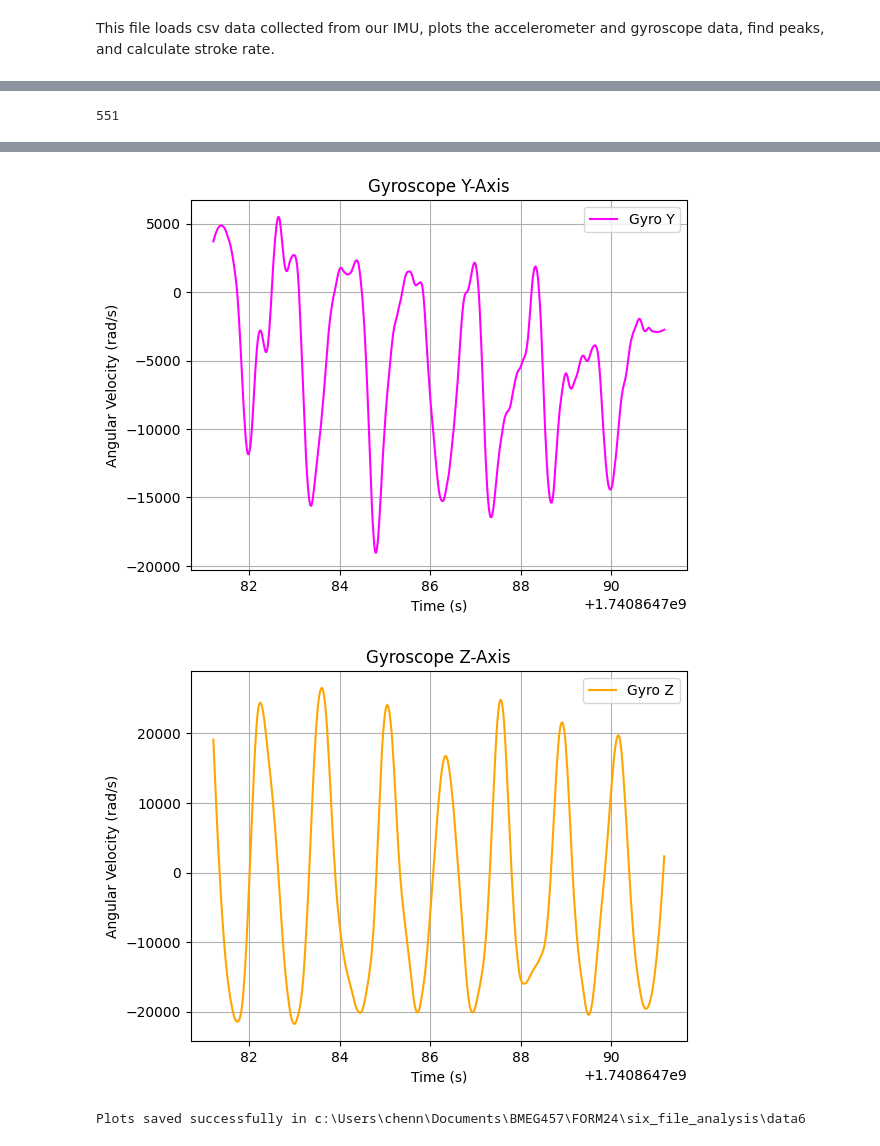
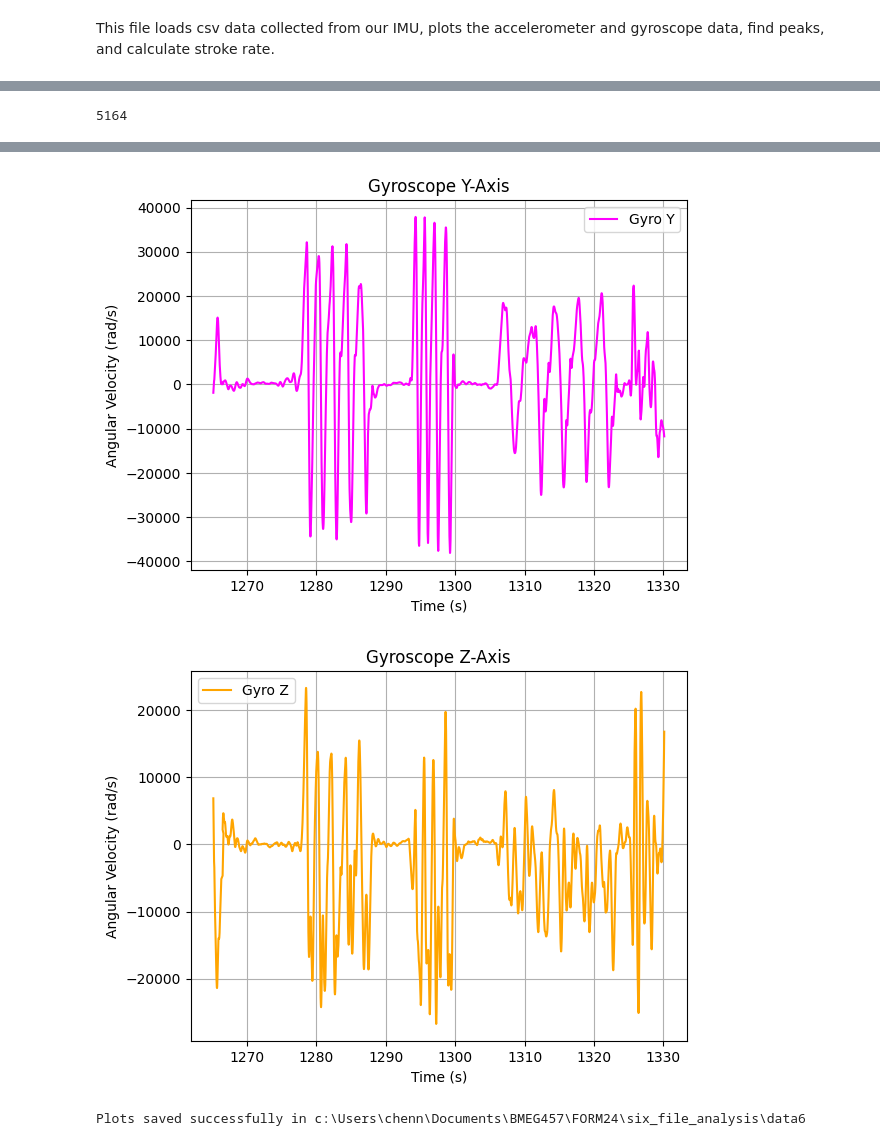
Before and after one commit to IddoSadeh/FORM24, a Jupyter notebook: esp IMU/imuProcess.ipynb, the cells around one changed output, grey strips where cells are left out. Saved outputs shown, nothing was run; the diff lists cells and outputs as text; code cells hidden in the pictures.

```diff
--- a/esp IMU/imuProcess.ipynb
+++ b/esp IMU/imuProcess.ipynb
@@ -8,7 +8,7 @@ import matplotlib.pyplot as plt
 # Load the data
 #file_path = "../downloaded_files/datatest.csv"
 
-file_path = "data/10sec8stroke.csv"
+file_path = "../downloaded_files/IMU_1.csv"
 
 data = pd.read_csv(file_path, on_bad_lines='skip')
 
@@ -45,17 +90,17 @@ from scipy.signal import savgol_filter
 
 print(len(accel_x))
 # Apply Savitzky-Golay filter twice for extra smoothing
-smoothed_accel_x = savgol_filter(savgol_filter(accel_x, window_length=55, polyorder=2), window_length=4, polyorder=2)
-smoothed_accel_y = savgol_filter(savgol_filter(accel_y, window_length=55, polyorder=2), window_length=22, polyorder=2)
-smoothed_accel_z = savgol_filter(savgol_filter(accel_z, window_length=55, polyorder=2), window_length=25, polyorder=2)
-smoothed_gyro_x = savgol_filter(savgol_filter(gyro_x, window_length=55, polyorder=2), window_length=25, polyorder=2)
-smoothed_gyro_y = savgol_filter(savgol_filter(gyro_y, window_length=55, polyorder=2), window_length=25, polyorder=2)
-smoothed_gyro_z = savgol_filter(savgol_filter(gyro_z, window_length=55, polyorder=2), window_length=25, polyorder=2)
+smoothed_accel_x = savgol_filter(savgol_filter(accel_x, window_length=55, polyorder=2), window_length=55, polyorder=2)
+smoothed_accel_y = savgol_filter(savgol_filter(accel_y, window_length=55, polyorder=2), window_length=55, polyorder=2)
+smoothed_accel_z = savgol_filter(savgol_filter(accel_z, window_length=55, polyorder=2), window_length=55, polyorder=2)
+smoothed_gyro_x = savgol_filter(savgol_filter(gyro_x, window_length=55, polyorder=2), window_length=55, polyorder=2)
+smoothed_gyro_y = savgol_filter(savgol_filter(gyro_y, window_length=55, polyorder=2), window_length=55, polyorder=2)
+smoothed_gyro_z = savgol_filter(savgol_filter(gyro_z, window_length=55, polyorder=2), window_length=55, polyorder=2)
 # %% [output]
-551
+5164
 # %%
 # Adjust timestamps to match the length of smoothed data and convert to seconds
-adjusted_timestamps = timestamps[:len(smoothed_accel_x)]
+adjusted_timestamps = timestamps[:len(smoothed_accel_x)]  / 1000
 
 
 # Now, use adjusted_timestamps in the plots
@@ -120,5 +165,5 @@ plt.show()
-[figure, old version]
+[figure, new version]
-[figure, old version]
+[figure, new version]
 # %%
 # SAVING BLOCK (Can ignore)
 
```
Also changed, not shown: parts of 7 cells of this notebook, 10 other files.
